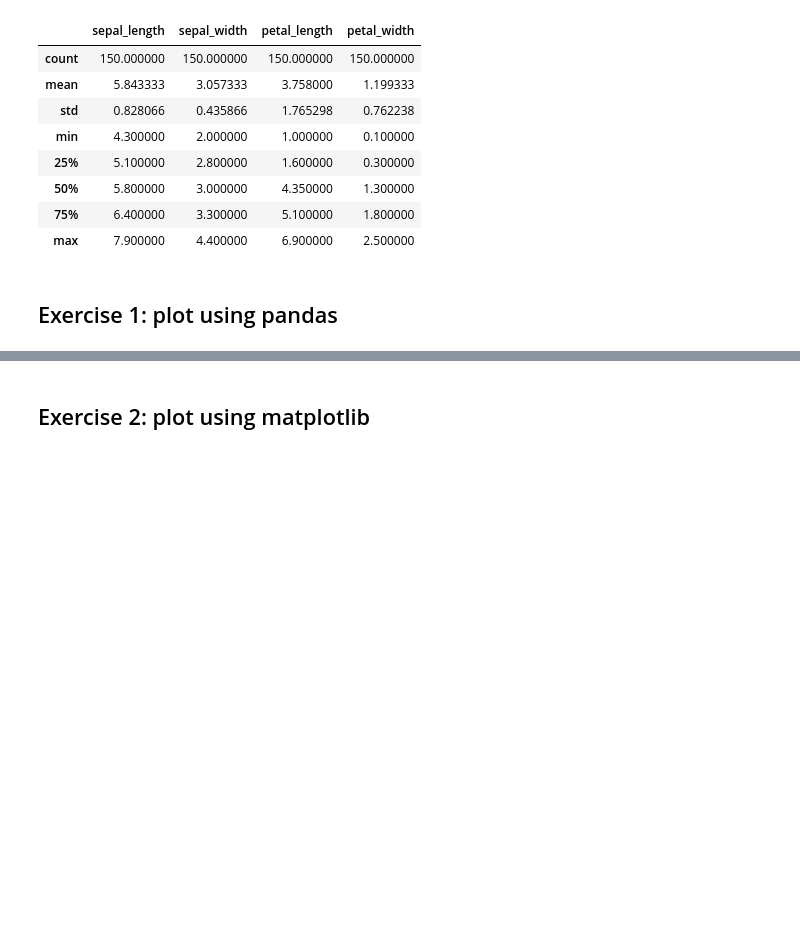
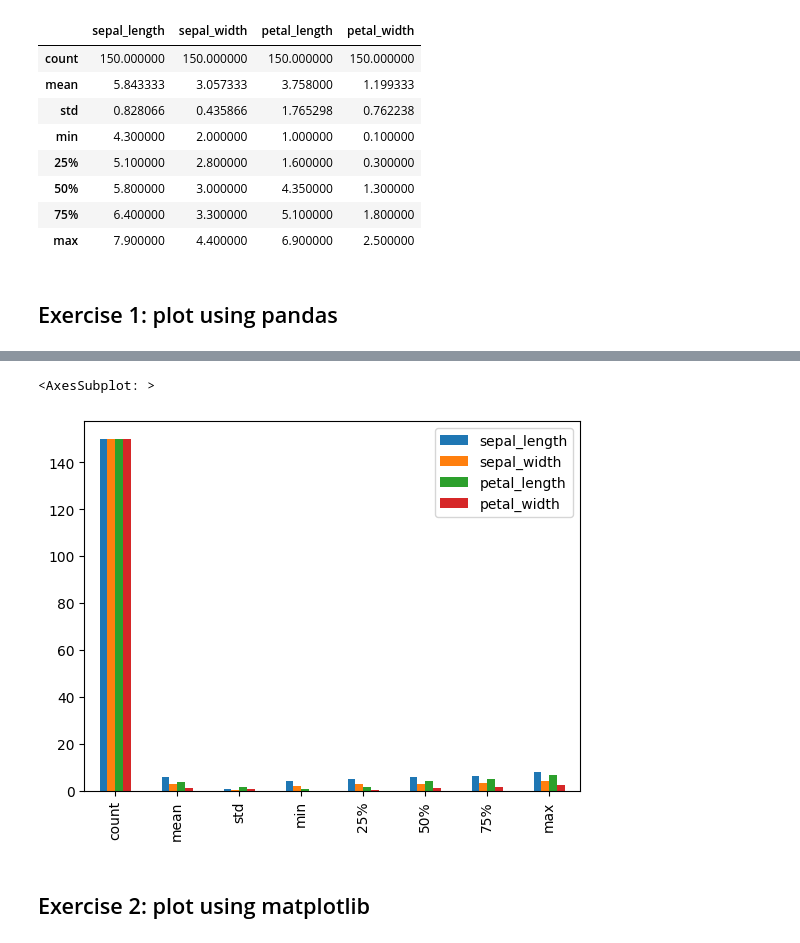
Before and after one commit to Datahel/KAWai_data_visualization, a Jupyter notebook: notebook.ipynb, the cells around one changed output, grey strips where cells are left out. Saved outputs shown, nothing was run; the diff lists cells and outputs as text; code cells hidden in the pictures; blank space fills up the shorter version.

```diff
--- a/notebook.ipynb
+++ b/notebook.ipynb
@@ -37,2 +42,7 @@ ss
+# %%
+ss.plot(kind='bar')
+# %% [output]
+<AxesSubplot: >
+[figure, added]
 # %% [markdown]
 ## Exercise 2: plot using matplotlib
```
Also changed, not shown: parts of 5 cells of this notebook.
